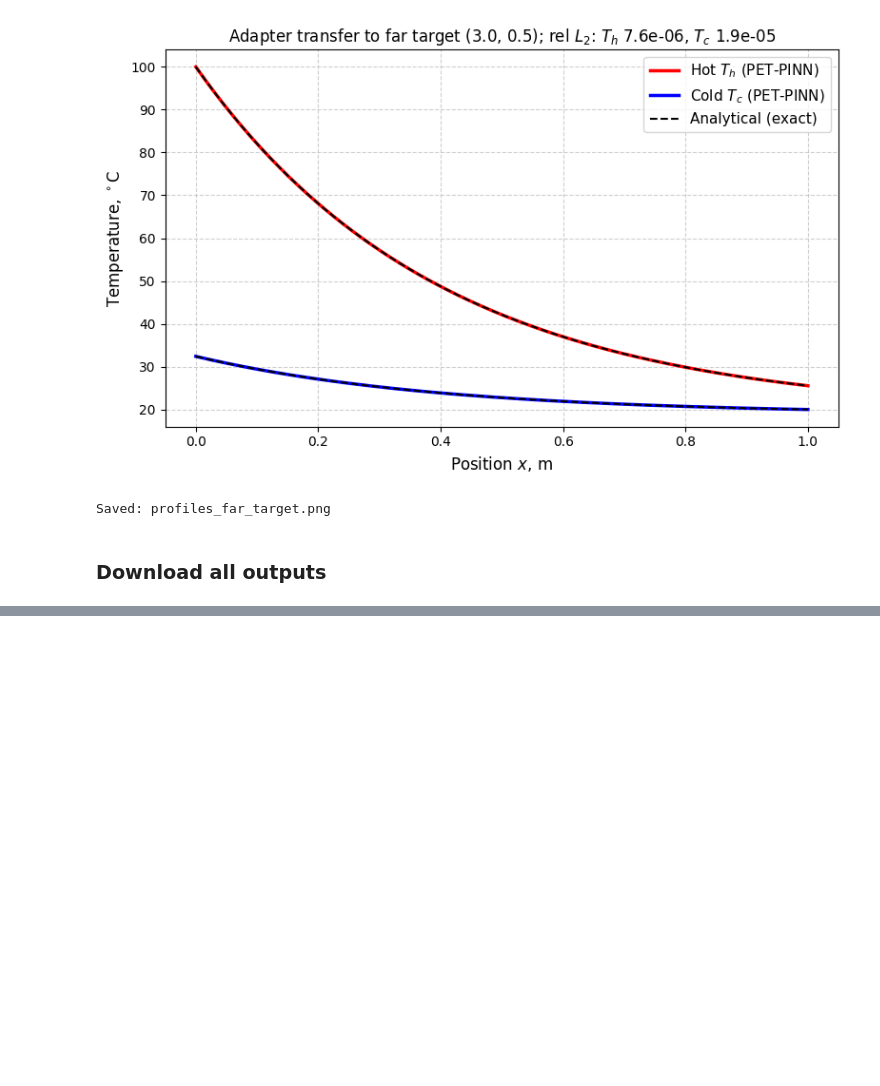
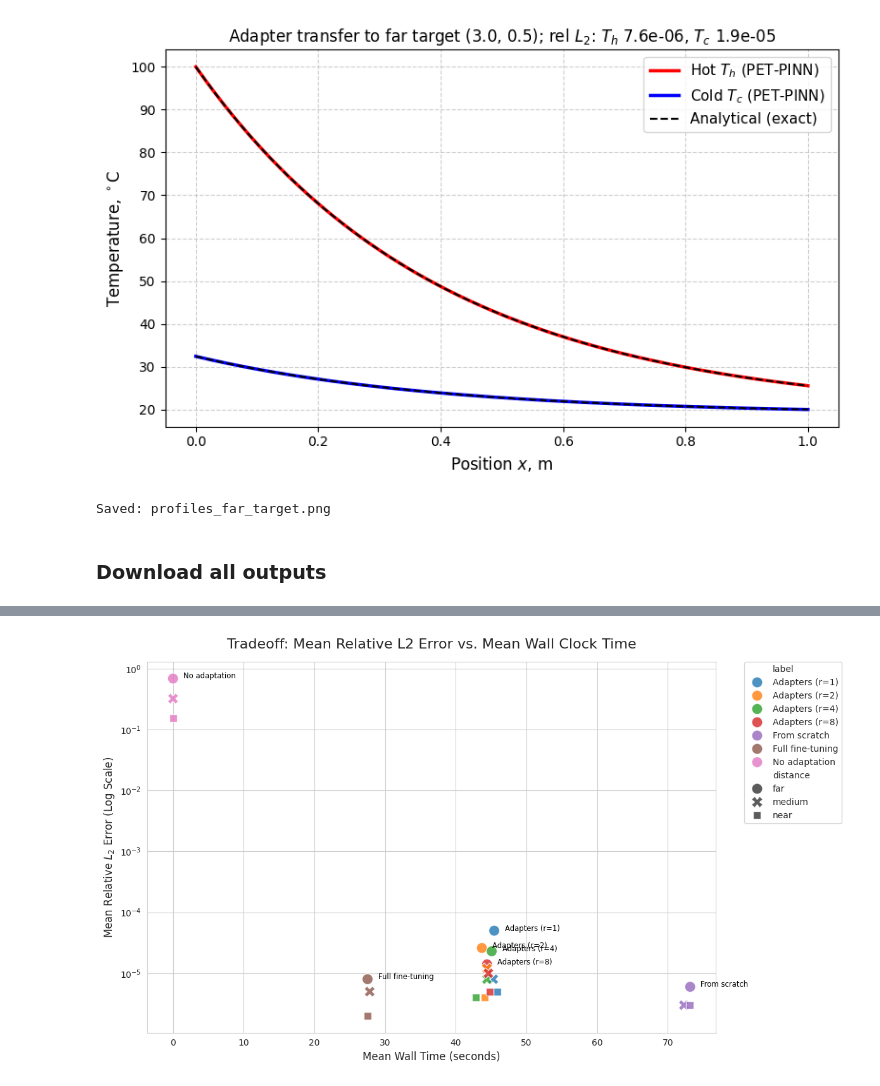
Before and after one commit to DanielTechnionME/ML-final-project, a Jupyter notebook: HX_PET_PINN_adaptation_updated_with_false.ipynb, the cells around one changed output, grey strips where cells are left out. Saved outputs shown, nothing was run; the diff lists cells and outputs as text; code cells hidden in the pictures; blank space fills up the shorter version.

Commit message:
add trade of chart

```diff
--- a/HX_PET_PINN_adaptation_updated_with_false.ipynb
+++ b/HX_PET_PINN_adaptation_updated_with_false.ipynb
@@ -635,3 +635,87 @@ for f in ["results_raw.csv", "results_summary.csv",
 [interactive output not drawn]
 [interactive output not drawn]
 [interactive output not drawn]
+# %%
+import pandas as pd
+import io
+import matplotlib.pyplot as plt
+import seaborn as sns
+
+# Load the provided data
+data = """distance           method  rank  relL2_mean    relL2_std  trainable  wall_mean  wall_std  n_seeds
+     far         Adapters   1.0    0.000050 3.781522e-05        183  45.440490  0.506350        5
+     far         Adapters   2.0    0.000026 1.959595e-05        306  43.695575  0.412734        5
+     far         Adapters   4.0    0.000023 1.669691e-05        552  45.087443  0.617681        5
+     far         Adapters   8.0    0.000014 1.267858e-05       1044  44.423522  0.771500        5
+     far     From scratch   NaN    0.000006 5.629573e-06        922  73.161488  0.437687        5
+     far Full fine-tuning   NaN    0.000008 4.538007e-06        922  27.522741  0.445518        5
+     far    No adaptation   NaN    0.687709 5.898223e-07          0   0.000000  0.000000        5
+  medium         Adapters   1.0    0.000008 3.974354e-06        183  45.306109  0.185023        5
+  medium         Adapters   2.0    0.000012 9.923228e-06        306  44.405955  0.574932        5
+  medium         Adapters   4.0    0.000008 4.997262e-06        552  44.410728  0.760456        5
+  medium         Adapters   8.0    0.000010 9.768312e-06       1044  44.621173  0.321922        5
+  medium     From scratch   NaN    0.000003 1.581812e-06        922  72.276803  1.626279        5
+  medium Full fine-tuning   NaN    0.000005 4.050785e-06        922  27.825508  0.242120        5
+  medium    No adaptation   NaN    0.321989 4.354767e-07          0   0.000000  0.000000        5
+    near         Adapters   1.0    0.000005 2.860970e-06        183  45.870477  1.229889        5
+    near         Adapters   2.0    0.000004 1.743866e-06        306  44.109138  0.701085        5
+    near         Adapters   4.0    0.000004 5.134734e-06        552  42.867764  2.662005        5
+    near         Adapters   8.0    0.000005 3.745105e-06       1044  44.817054  0.987750        5
+    near     From scratch   NaN    0.000003 1.265747e-06        922  73.096318  1.023526        5
+    near Full fine-tuning   NaN    0.000002 1.152100e-06        922  27.488347  0.133234        5
+    near    No adaptation   NaN    0.155404 3.756033e-07          0   0.000000  0.000000        5"""
+
+# Read into DataFrame
+df = pd.read_fwf(io.StringIO(data))
+
+# Format the labels for the adapter ranks
+df['label'] = df.apply(
+    lambda row: f"Adapters (r={int(row['rank'])})" if pd.notna(row['rank']) else row['method'],
+    axis=1
+)
+
+# Set up the plot
+plt.figure(figsize=(12, 7))
+sns.set_style("whitegrid")
+
+# Create a scatter plot
+scatter = sns.scatterplot(
+    data=df,
+    x='wall_mean',
+    y='relL2_mean',
+    hue='label',
+    style='distance',
+    s=150,
+    alpha=0.8,
+    palette='tab10'
+)
+
+# Apply Log Scale for error to see the clustered points clearly
+plt.yscale('log')
+
+# Titles and Labels
+plt.title('Tradeoff: Mean Relative L2 Error vs. Mean Wall Clock Time', fontsize=16, pad=15)
+plt.xlabel('Mean Wall Time (seconds)', fontsize=12)
+plt.ylabel('Mean Relative $L_2$ Error (Log Scale)', fontsize=12)
+
+# Adjust legend
+plt.legend(bbox_to_anchor=(1.05, 1), loc='upper left', borderaxespad=0.)
+
+# Optional: Add annotations to highlight specific clusters
+for line in range(0, df.shape[0]):
+    # Only label 'far' points to prevent clutter, as they show the widest spread
+    if df['distance'].iloc[line] == 'far':
+        plt.text(
+            df.wall_mean.iloc[line] + 1.5,
+            df.relL2_mean.iloc[line],
+            df.label.iloc[line],
+            horizontalalignment='left',
+            size='small',
+            color='black'
+        )
+
+plt.tight_layout()
+plt.savefig('error_vs_walltime_tradeoff.png', dpi=300)
+plt.show()
+# %% [output]
+[figure, added]
```
